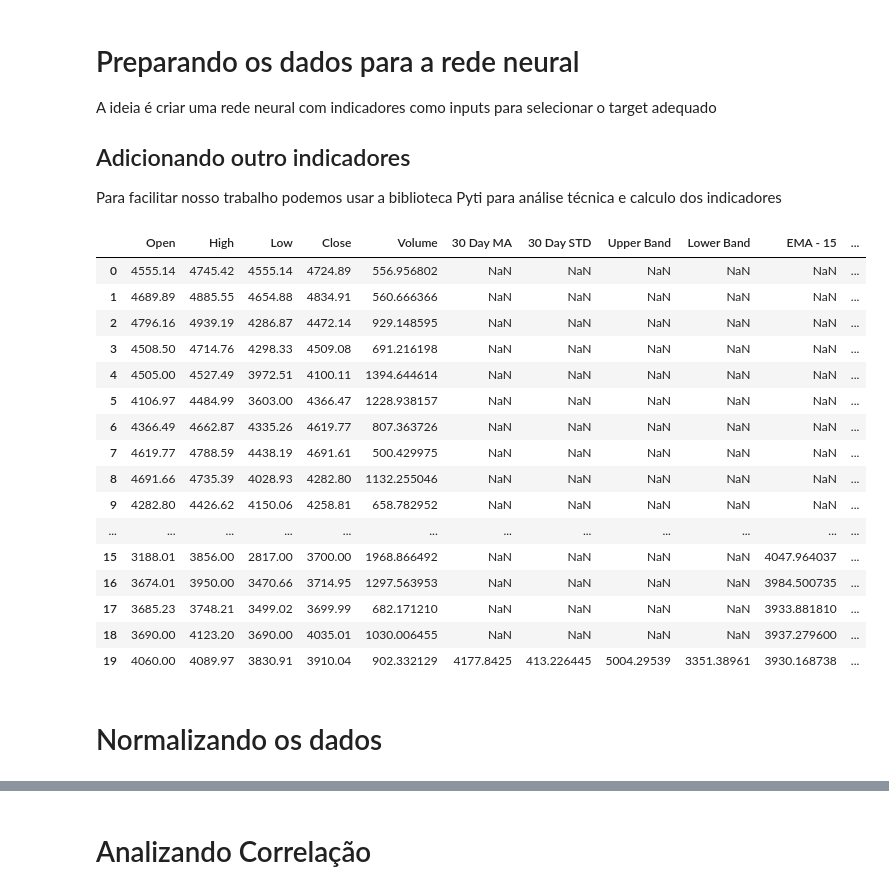
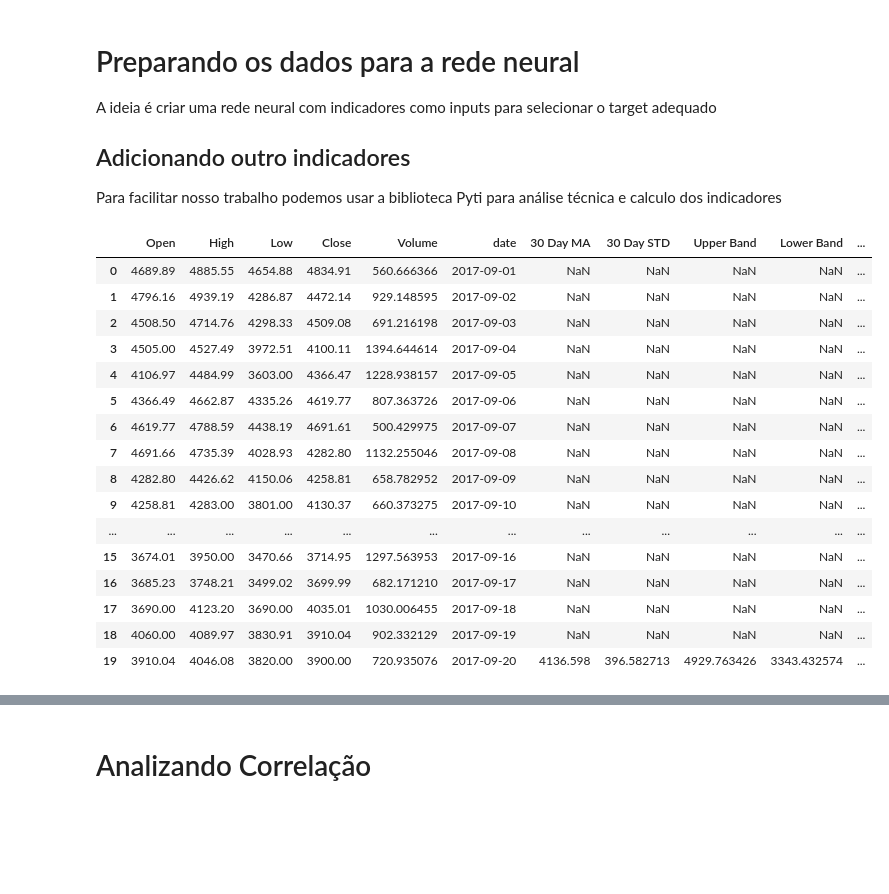
Before and after one commit to GabsGear/cpbr-2019-ktb, a Jupyter notebook: apre_jupyter/apresentacao.ipynb, the cells around one changed output, grey strips where cells are left out. Drawn from its saved outputs; the diff is of its cells as text; code cells hidden in the pictures; blank space fills up the shorter version.

```diff
--- a/apre_jupyter/apresentacao.ipynb
+++ b/apre_jupyter/apresentacao.ipynb
@@ -188,10 +188,10 @@ class Bbands(Aquisition):
     def detectCross(self):
         self.calcBands()
         self.candles['up_cross'] = np.where((self.candles['Close'] >= self.candles['Upper Band'])
-                     , 1, 0)
+                     , self.candles['Close'], 'NaN')
 
         self.candles['down_cross'] = np.where((self.candles['Close'] <= self.candles['Lower Band'])
-             , 1,  0)
+             , self.candles['Close'],  'NaN')
 
         p = self.plotSetting(self.candles)
         p.circle(self.candles.date, self.candles['up_cross'], size=5, color="red", alpha=1)
@@ -234,42 +234,40 @@ Para facilitar nosso trabalho podemos usar a biblioteca Pyti para análise técn
 # %%
 from pyti.exponential_moving_average import exponential_moving_average as ema
 from pyti.aroon import aroon_down, aroon_up
 from pyti.ichimoku_cloud import tenkansen, kijunsen, chiku_span, senkou_a, senkou_b
 from pyti.momentum import momentum
 
 candles = bb.candles
-candles = candles.drop(['Open_time', 'Close_time', 'date'], axis=1)
+candles = candles.drop(['Open_time', 'Close_time'], axis=1)
 
 
 candles['EMA - 15'] = ema(candles['Close'].tolist(), 15)
 candles['aaron down'] = aroon_down(candles['Close'].tolist(), 25)
 candles['aaron up'] = aroon_up(candles['Close'].tolist(), 25)
 candles['tenkansen'] = tenkansen(candles['Close'].tolist())
 candles['kijunsen'] = kijunsen(candles['Close'].tolist())
 #candles['chiku_span'] = chiku_span(candles['Close'].tolist())
 #candles['senkou_a'] = senkou_a(candles['Close'].tolist())
 #candles['senkou_b'] = senkou_b(candles['Close'].tolist())
 candles['momentun'] = momentum(candles['Close'], 15)
 
 
 candles.head(20)
 # %% [output]
-|  | Open | High | Low | Close | Volume | 30 Day MA | 30 Day STD | Upper Band | Lower Band | EMA - 15 | ... |
-| 0 | 4555.14 | 4745.42 | 4555.14 | 4724.89 | 556.956802 | NaN | NaN | NaN | NaN | NaN | ... |
-| 1 | 4689.89 | 4885.55 | 4654.88 | 4834.91 | 560.666366 | NaN | NaN | NaN | NaN | NaN | ... |
-| 2 | 4796.16 | 4939.19 | 4286.87 | 4472.14 | 929.148595 | NaN | NaN | NaN | NaN | NaN | ... |
-| 3 | 4508.50 | 4714.76 | 4298.33 | 4509.08 | 691.216198 | NaN | NaN | NaN | NaN | NaN | ... |
-| 4 | 4505.00 | 4527.49 | 3972.51 | 4100.11 | 1394.644614 | NaN | NaN | NaN | NaN | NaN | ... |
-| 5 | 4106.97 | 4484.99 | 3603.00 | 4366.47 | 1228.938157 | NaN | NaN | NaN | NaN | NaN | ... |
-| 6 | 4366.49 | 4662.87 | 4335.26 | 4619.77 | 807.363726 | NaN | NaN | NaN | NaN | NaN | ... |
-| 7 | 4619.77 | 4788.59 | 4438.19 | 4691.61 | 500.429975 | NaN | NaN | NaN | NaN | NaN | ... |
-| 8 | 4691.66 | 4735.39 | 4028.93 | 4282.80 | 1132.255046 | NaN | NaN | NaN | NaN | NaN | ... |
-| 9 | 4282.80 | 4426.62 | 4150.06 | 4258.81 | 658.782952 | NaN | NaN | NaN | NaN | NaN | ... |
+|  | Open | High | Low | Close | Volume | date | 30 Day MA | 30 Day STD | Upper Band | Lower Band | ... |
+| 0 | 4689.89 | 4885.55 | 4654.88 | 4834.91 | 560.666366 | 2017-09-01 | NaN | NaN | NaN | NaN | ... |
+| 1 | 4796.16 | 4939.19 | 4286.87 | 4472.14 | 929.148595 | 2017-09-02 | NaN | NaN | NaN | NaN | ... |
+| 2 | 4508.50 | 4714.76 | 4298.33 | 4509.08 | 691.216198 | 2017-09-03 | NaN | NaN | NaN | NaN | ... |
+| 3 | 4505.00 | 4527.49 | 3972.51 | 4100.11 | 1394.644614 | 2017-09-04 | NaN | NaN | NaN | NaN | ... |
+| 4 | 4106.97 | 4484.99 | 3603.00 | 4366.47 | 1228.938157 | 2017-09-05 | NaN | NaN | NaN | NaN | ... |
+| 5 | 4366.49 | 4662.87 | 4335.26 | 4619.77 | 807.363726 | 2017-09-06 | NaN | NaN | NaN | NaN | ... |
+| 6 | 4619.77 | 4788.59 | 4438.19 | 4691.61 | 500.429975 | 2017-09-07 | NaN | NaN | NaN | NaN | ... |
+| 7 | 4691.66 | 4735.39 | 4028.93 | 4282.80 | 1132.255046 | 2017-09-08 | NaN | NaN | NaN | NaN | ... |
+| 8 | 4282.80 | 4426.62 | 4150.06 | 4258.81 | 658.782952 | 2017-09-09 | NaN | NaN | NaN | NaN | ... |
+| 9 | 4258.81 | 4283.00 | 3801.00 | 4130.37 | 660.373275 | 2017-09-10 | NaN | NaN | NaN | NaN | ... |
 | ... | ... | ... | ... | ... | ... | ... | ... | ... | ... | ... | ... |
-| 15 | 3188.01 | 3856.00 | 2817.00 | 3700.00 | 1968.866492 | NaN | NaN | NaN | NaN | 4047.964037 | ... |
-| 16 | 3674.01 | 3950.00 | 3470.66 | 3714.95 | 1297.563953 | NaN | NaN | NaN | NaN | 3984.500735 | ... |
-| 17 | 3685.23 | 3748.21 | 3499.02 | 3699.99 | 682.171210 | NaN | NaN | NaN | NaN | 3933.881810 | ... |
-| 18 | 3690.00 | 4123.20 | 3690.00 | 4035.01 | 1030.006455 | NaN | NaN | NaN | NaN | 3937.279600 | ... |
-| 19 | 4060.00 | 4089.97 | 3830.91 | 3910.04 | 902.332129 | 4177.8425 | 413.226445 | 5004.29539 | 3351.38961 | 3930.168738 | ... |
+| 15 | 3674.01 | 3950.00 | 3470.66 | 3714.95 | 1297.563953 | 2017-09-16 | NaN | NaN | NaN | NaN | ... |
+| 16 | 3685.23 | 3748.21 | 3499.02 | 3699.99 | 682.171210 | 2017-09-17 | NaN | NaN | NaN | NaN | ... |
+| 17 | 3690.00 | 4123.20 | 3690.00 | 4035.01 | 1030.006455 | 2017-09-18 | NaN | NaN | NaN | NaN | ... |
+| 18 | 4060.00 | 4089.97 | 3830.91 | 3910.04 | 902.332129 | 2017-09-19 | NaN | NaN | NaN | NaN | ... |
+| 19 | 3910.04 | 4046.08 | 3820.00 | 3900.00 | 720.935076 | 2017-09-20 | 4136.598 | 396.582713 | 4929.763426 | 3343.432574 | ... |
-# %% [markdown]
-# Normalizando os dados
```
Also changed, not shown: parts of 24 cells of this notebook, 1 other file.
